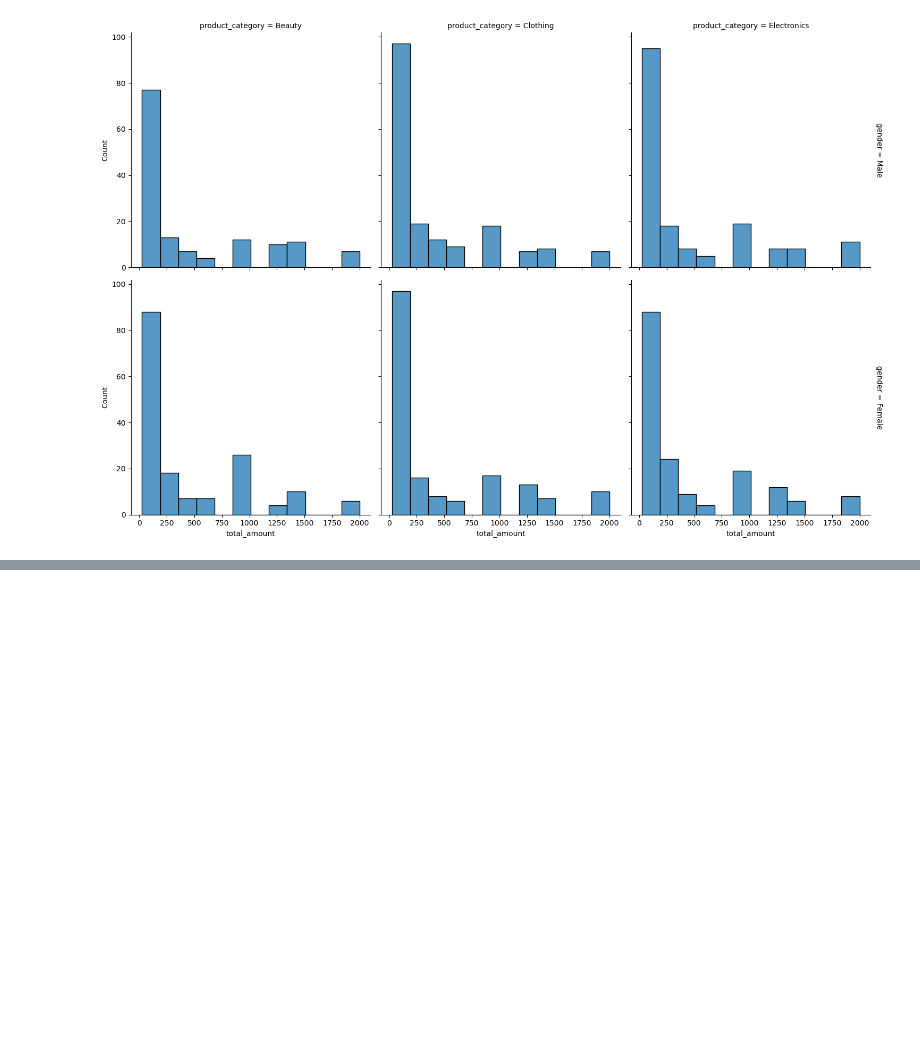
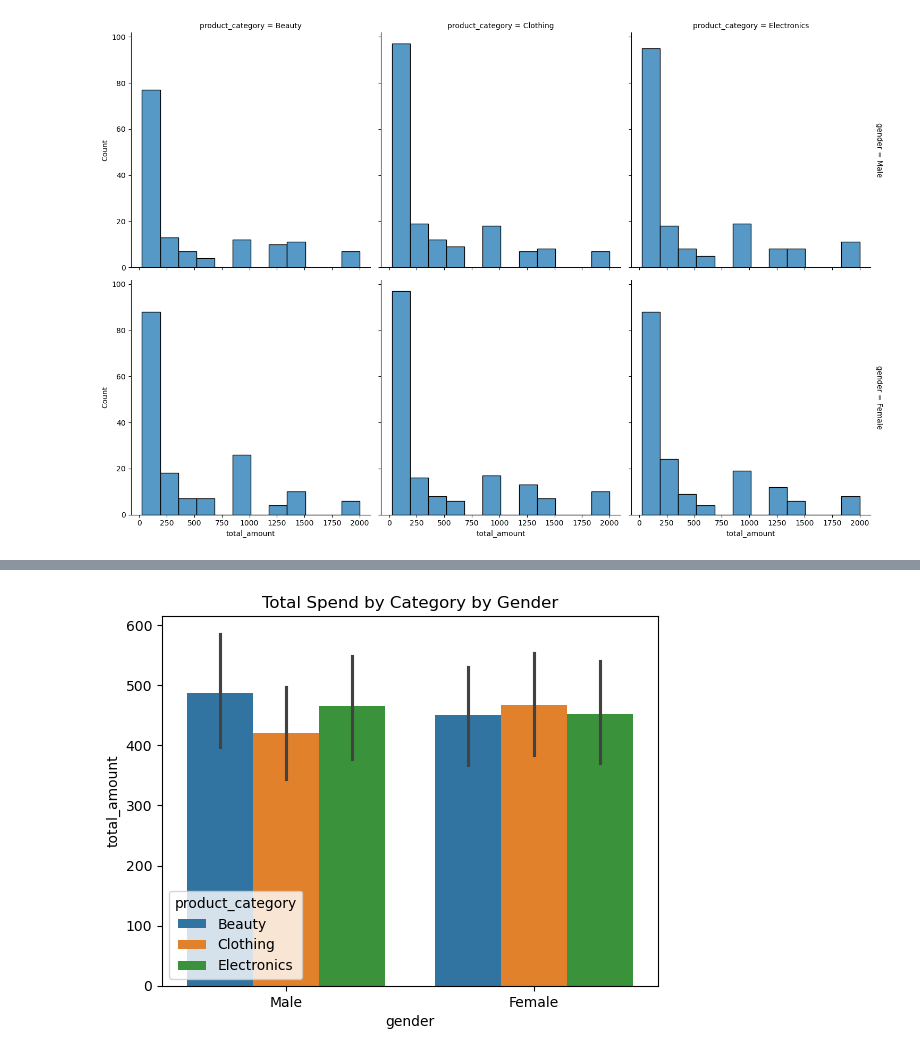
Before and after one commit to WatsonWBlair/cs667, a Jupyter notebook: Projects/EDA/data_visualization.ipynb, the cells around one changed output, grey strips where cells are left out. Drawn from its saved outputs; the diff is of its cells as text; code cells hidden in the pictures; blank space fills up the shorter version.

```diff
--- a/Projects/EDA/data_visualization.ipynb
+++ b/Projects/EDA/data_visualization.ipynb
@@ -66,0 +79,7 @@ sns.displot(processedData, x='total_amount', col='product_category', row='gender
+# %%
+# Total spend per category
+sns.barplot(processedData, x='gender', y='total_amount', hue='product_category')
+plt.title('Total Spend by Category by Gender')
+plt.show()
+# %% [output]
+[figure, added]
```
Also changed, not shown: parts of 8 cells of this notebook, 1 other file.
